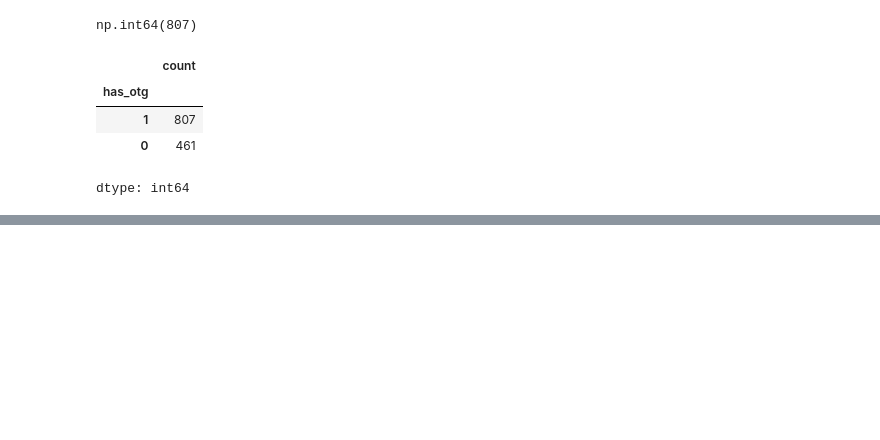
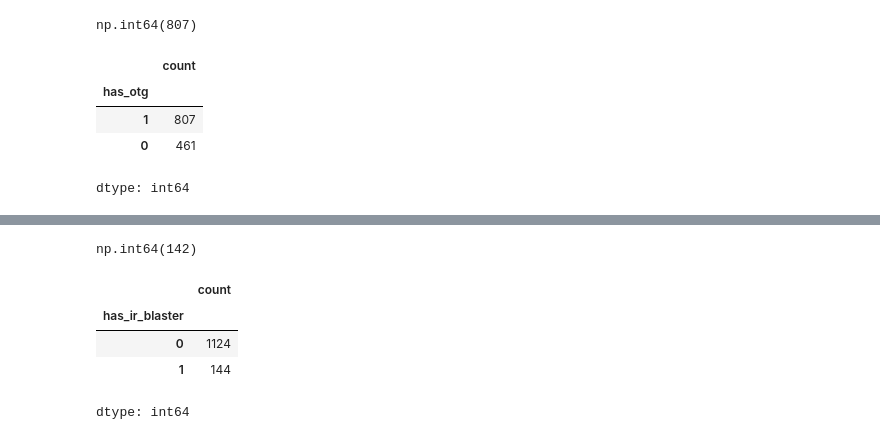
Before and after one commit to rajeshxdatascience/smartphone-recommender-system, a Jupyter notebook: SpecLens_AI_Data_Engineering.ipynb, the cells around one changed output, grey strips where cells are left out. Saved outputs shown, nothing was run; the diff lists cells and outputs as text; code cells hidden in the pictures; blank space fills up the shorter version.

Commit message:
feat: extract infrared/ir blaster as binary feature from ports

```diff
--- a/SpecLens_AI_Data_Engineering.ipynb
+++ b/SpecLens_AI_Data_Engineering.ipynb
@@ -2514,3 +2514,27 @@ df['ports'].sample(20)
 dtype: object
 # %%
-df['ports'].str.contains('OTG').sum()
+df['ports'].str.contains(r'Infrared Port|Infrared Port|IR Blaster').sum()
+# %% [output]
+np.int64(142)
+# %%
+def has_ir_blaster(text):
+
+  t = text.lower()
+
+  if 'infrared port' in t:
+    return 1
+
+  if 'ir blaster' in t:
+    return 1
+
+  return 0
+
+df['has_ir_blaster'] = df['ports'].apply(has_ir_blaster)
+# %%
+df['has_ir_blaster'].value_counts()
+# %% [output]
+|  | count |
+| has_ir_blaster |  |
+| 0 | 1124 |
+| 1 | 144 |
+dtype: int64
```
Also changed, not shown: parts of 1 cell of this notebook.
